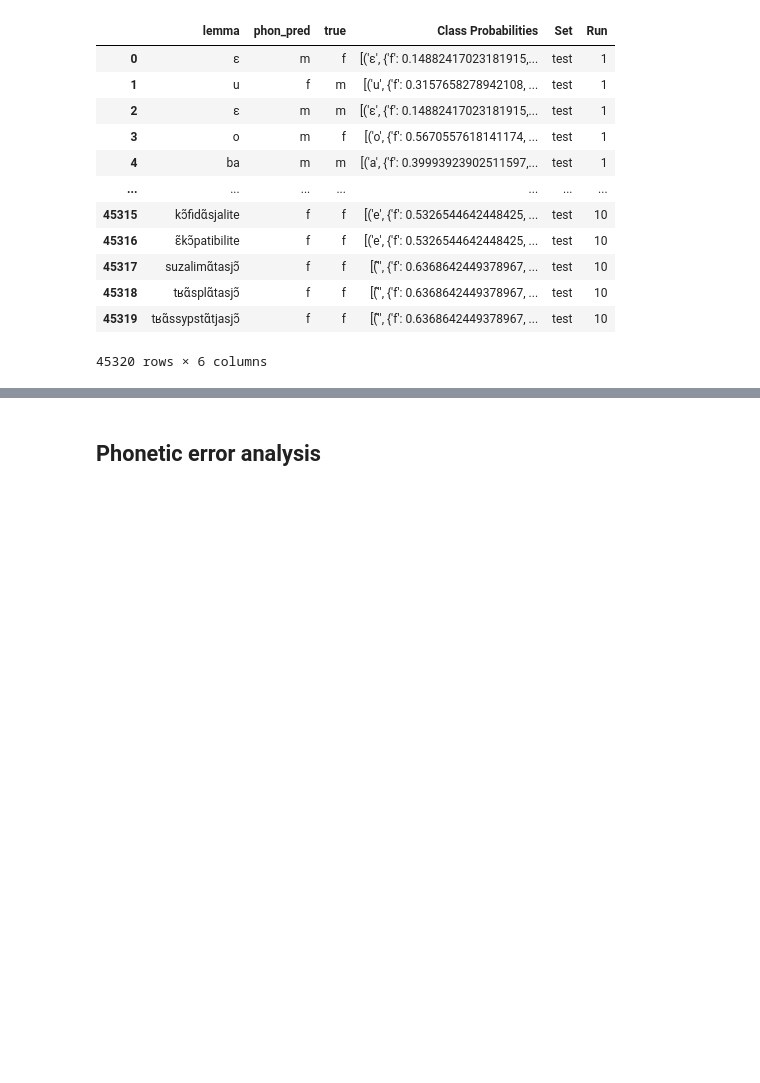
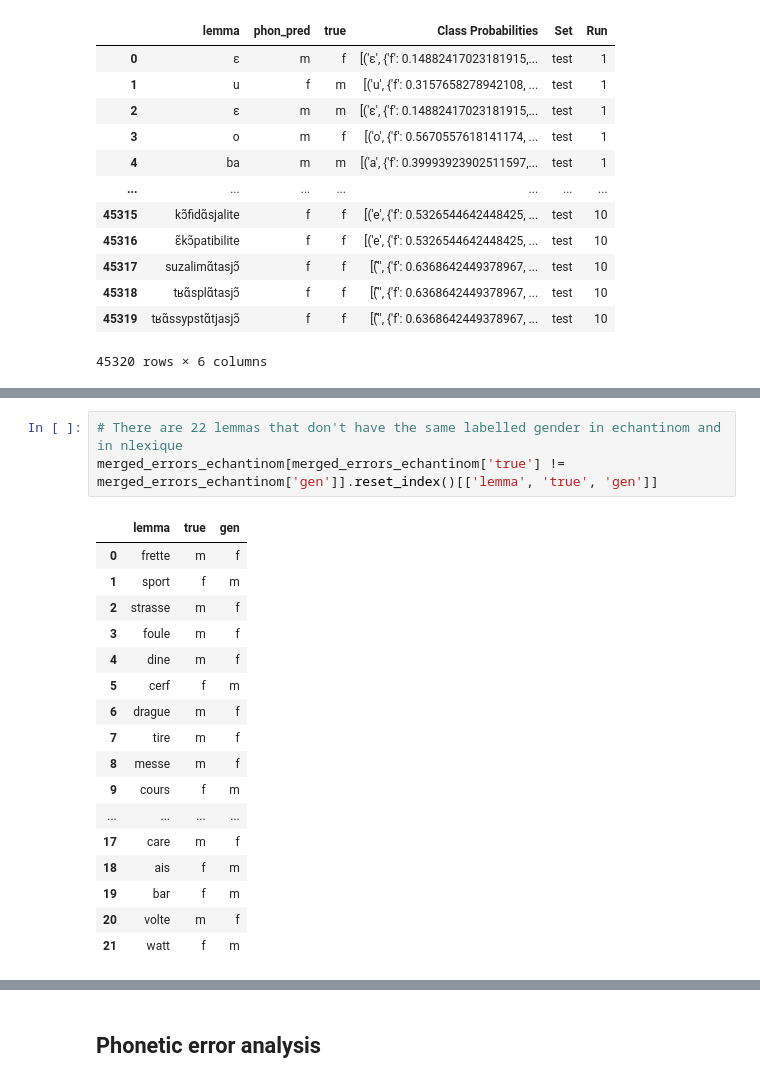
Before and after one commit to obonami/gender_prediction, a Jupyter notebook: src/phon_pred_analysis.ipynb, the cells around one changed output, grey strips where cells are left out. Drawn from its saved outputs; the diff is of its cells as text; blank space fills up the shorter version.

```diff
--- a/src/phon_pred_analysis.ipynb
+++ b/src/phon_pred_analysis.ipynb
@@ -61,0 +167,21 @@ phon_preds_x10
+# %%
+# There are 22 lemmas that don't have the same labelled gender in echantinom and in nlexique
+merged_errors_echantinom[merged_errors_echantinom['true'] != merged_errors_echantinom['gen']].reset_index()[['lemma', 'true', 'gen']]
+# %% [output]
+|  | lemma | true | gen |
+| 0 | frette | m | f |
+| 1 | sport | f | m |
+| 2 | strasse | m | f |
+| 3 | foule | m | f |
+| 4 | dine | m | f |
+| 5 | cerf | f | m |
+| 6 | drague | m | f |
+| 7 | tire | m | f |
+| 8 | messe | m | f |
+| 9 | cours | f | m |
+| ... | ... | ... | ... |
+| 17 | care | m | f |
+| 18 | ais | f | m |
+| 19 | bar | f | m |
+| 20 | volte | m | f |
+| 21 | watt | f | m |
```
Also changed, not shown: parts of 8 cells of this notebook.
